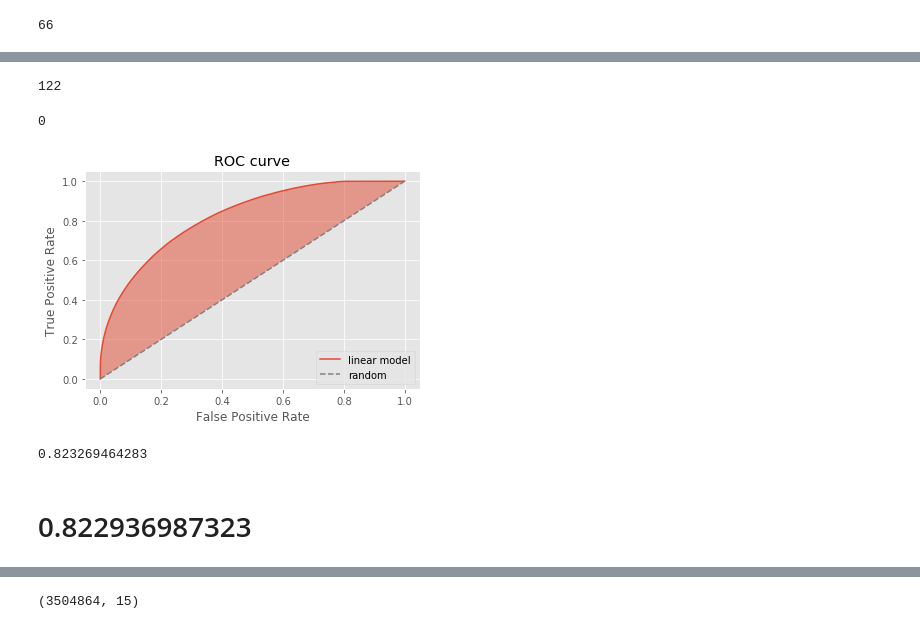
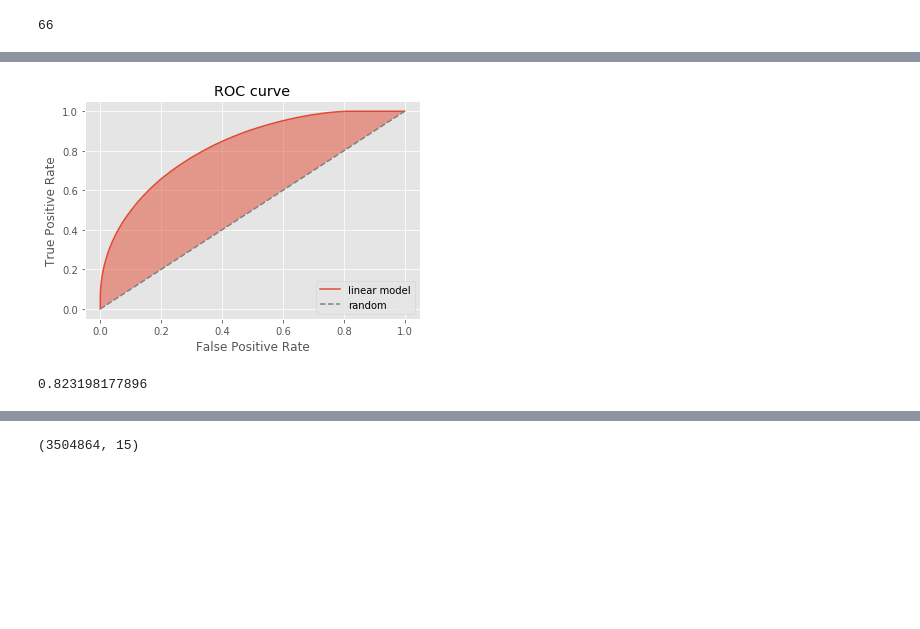
Before and after one commit to gt22/banana-ml, a Jupyter notebook: bfd/bfd-kaggle.ipynb, the cells around one changed output, grey strips where cells are left out. Saved outputs shown, nothing was run; the diff lists cells and outputs as text; code cells hidden in the pictures; blank space fills up the shorter version.

```diff
--- a/bfd/bfd-kaggle.ipynb
+++ b/bfd/bfd-kaggle.ipynb
@@ -333,12 +315,0 @@ DLgChance: 0.113409
-# %%
-gc.collect()
-# %% [output]
-122
-# %%
-from os import system
-dotfile = open('dectree.dot', 'w')
-tree.export_graphviz(opt.best_estimator_, out_file=dotfile, feature_names=clf_train.columns)
-dotfile.close()
-system("dot -Tpng dectree.dot -o dectree.png")
-# %% [output]
-0
@@ -347,18 +316,7 @@ predpr = opt.predict_proba(clf_test)
-# %%
-fpr, tpr, _ = metrics.roc_curve(label_test, predpr[:,1])
-plt.plot(fpr, tpr, label = 'linear model')
-plt.fill(fpr, tpr, alpha=0.5)
-plt.plot([0, 1], [0, 1], '--', color = 'grey', label = 'random')
-plt.xlim([-0.05, 1.05])
-plt.ylim([-0.05, 1.05])
-plt.xlabel('False Positive Rate')
-plt.ylabel('True Positive Rate')
-plt.title('ROC curve')
-plt.legend(loc = "lower right");
-plt.show()
-print(metrics.roc_auc_score(label_test, predpr[:,1]))
-# %% [output]
-[figure, removed]
-0.823269464283
-# %% [markdown]
-# 0.822936987323
+# %%
+reg_pred = opt.predict_proba(data_test[reg_used_cols])
+roc_curve(label_test, reg_pred)
+print(metrics.roc_auc_score(label_test, reg_pred[:,1]))
+# %% [output]
+[figure, added]
+0.823198177896
```
Also changed, not shown: parts of 43 cells of this notebook, 3 other files.
